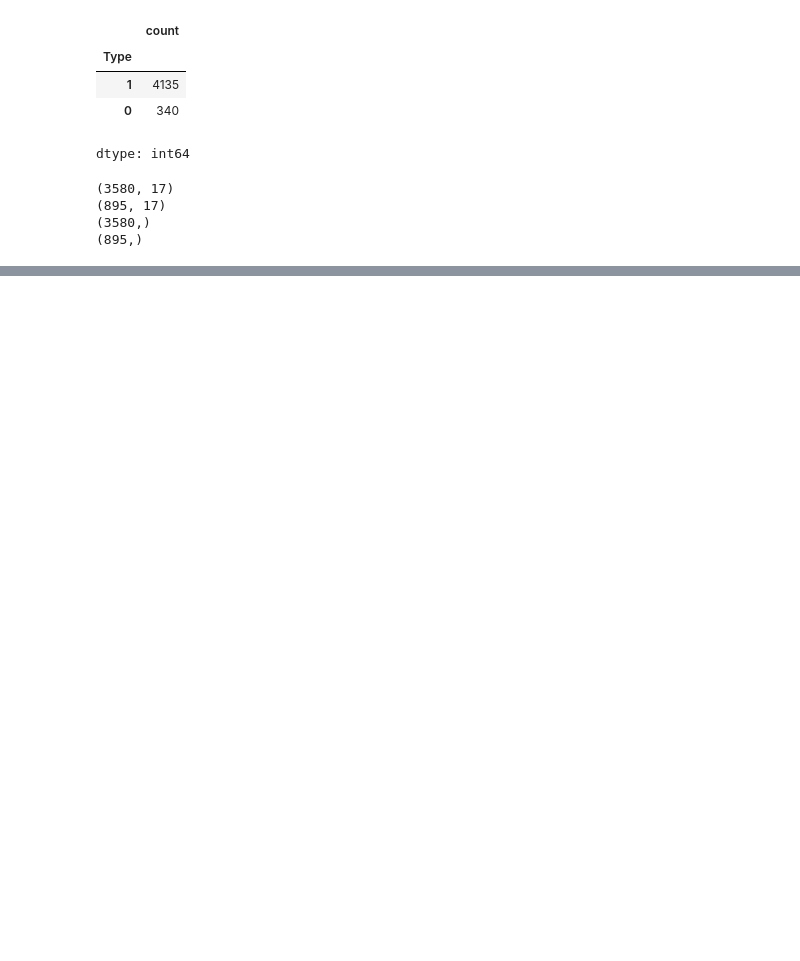
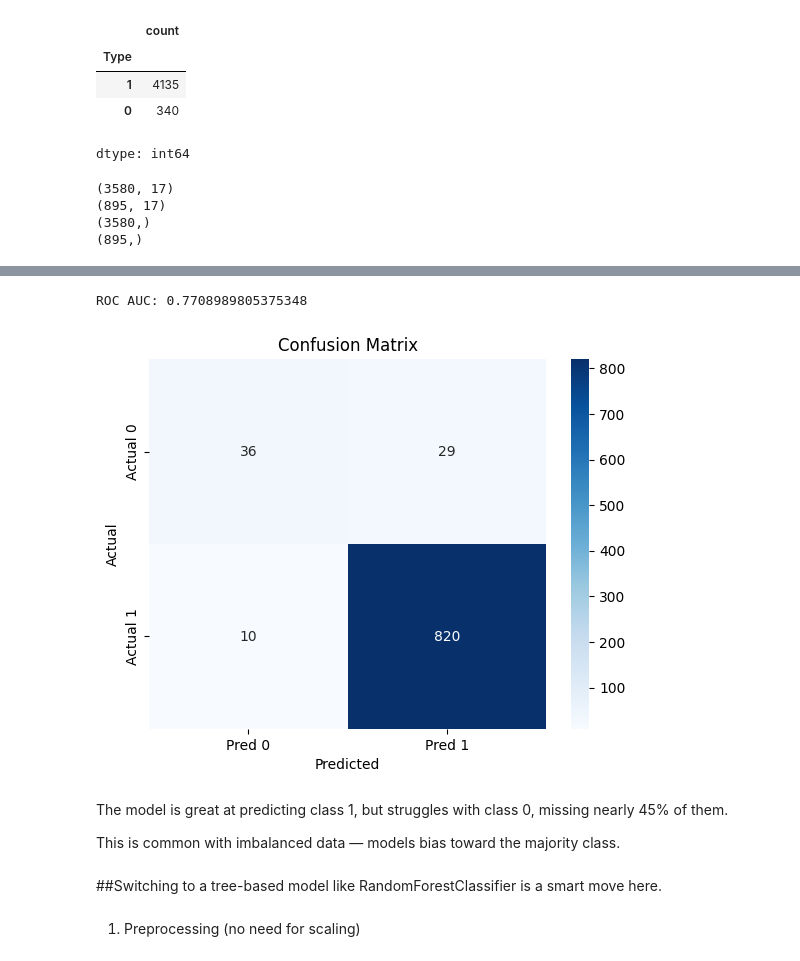
Before and after one commit to kavyaktj1/bmw-tasks-solution, a Jupyter notebook: Task2_BinaryClass_Project.ipynb, the cells around one changed output, grey strips where cells are left out. Drawn from its saved outputs; the diff is of its cells as text; code cells hidden in the pictures; blank space fills up the shorter version.

```diff
--- a/Task2_BinaryClass_Project.ipynb
+++ b/Task2_BinaryClass_Project.ipynb
@@ -200,0 +166,11 @@ Scalability: Downcasting and alternative models improve performance on larger da
+# %%
+# Column transformer
+preprocessor = ColumnTransformer(
+    transformers=[
+        ('cat', categorical_pipeline, categorical_cols),
+        ('num', numerical_pipeline, numerical_cols)
+    ]
+)
+
+#NaNs in categorical columns are filled using the most frequent value.
+#NaNs in numerical columns are filled with the column mean.
@@ -200,0 +199,9 @@ Scalability: Downcasting and alternative models improve performance on larger da
+# %%
+# Build pipeline
+pipeline = Pipeline(steps=[
+    ('preprocessor', preprocessor),
+    ('classifier', model)
+])
+# %%
+# Train the model
+pipeline.fit(X_train, y_train)
@@ -200,0 +227,3 @@ Scalability: Downcasting and alternative models improve performance on larger da
+# %%
+# Predict
+y_pred = pipeline.predict(X_test)
@@ -200,0 +246,23 @@ Scalability: Downcasting and alternative models improve performance on larger da
+# %%
+# ROC AUC
+print("ROC AUC:", roc_auc_score(y_test, y_pred))
+# %% [output]
+ROC AUC: 0.7708989805375348
+# %%
+# Confusion matrix
+cm = confusion_matrix(y_test, y_pred)
+sns.heatmap(cm, annot=True, fmt='d', cmap='Blues', xticklabels=['Pred 0', 'Pred 1'], yticklabels=['Actual 0', 'Actual 1'])
+plt.xlabel("Predicted")
+plt.ylabel("Actual")
+plt.title("Confusion Matrix")
+plt.show()
+# %% [output]
+[figure, added]
+# %% [markdown]
+The model is great at predicting class 1, but struggles with class 0, missing nearly 45% of them.
+
+This is common with imbalanced data — models bias toward the majority class.
+# %% [markdown]
+##Switching to a tree-based model like RandomForestClassifier is a smart move here.
+# %% [markdown]
+1. Preprocessing (no need for scaling)
```
Also changed, not shown: parts of 49 cells of this notebook, 16 other files.
